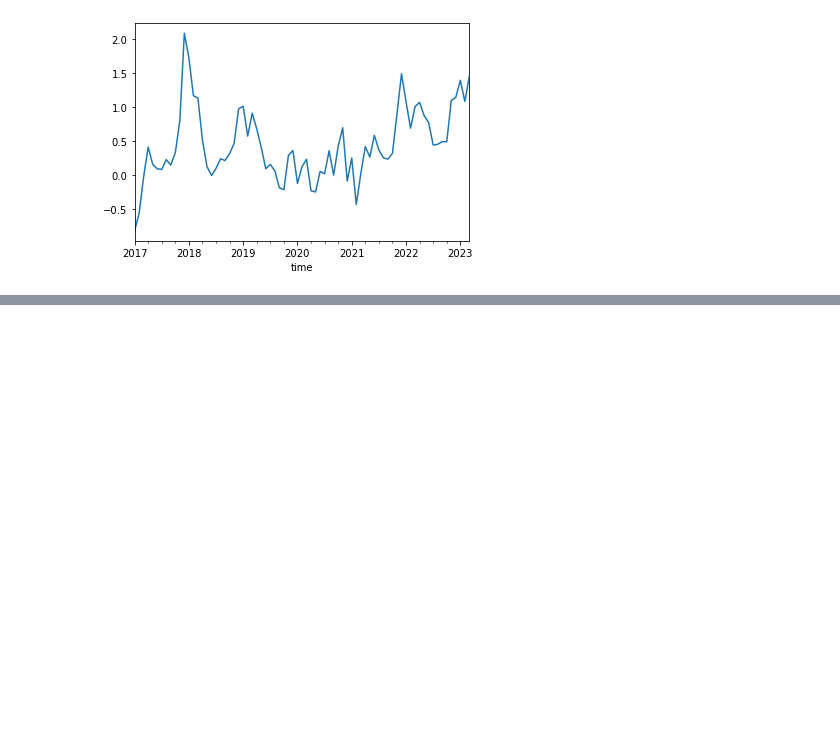
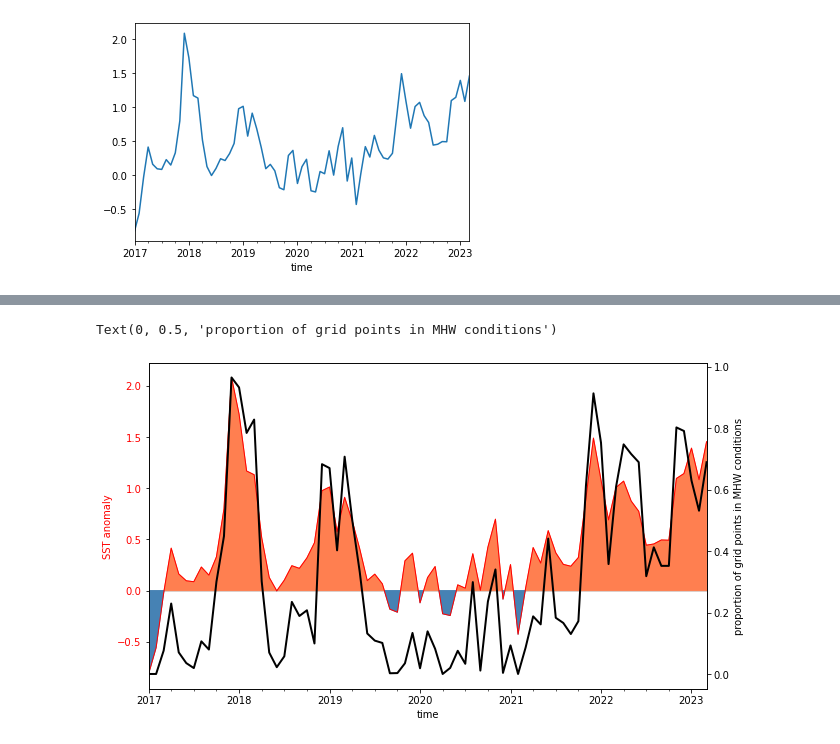
Before and after one commit to nicolasfauchereau/SST_forecasting, a Jupyter notebook: notebooks/read_forecasts_and_evaluate.ipynb, the cells around one changed output, grey strips where cells are left out. Cells and saved outputs as stored; diff of their text form; code cells hidden in the pictures; blank space fills up the shorter version.

```diff
--- a/notebooks/read_forecasts_and_evaluate.ipynb
+++ b/notebooks/read_forecasts_and_evaluate.ipynb
@@ -588,0 +534,29 @@ ValueError: window must be an integer 0 or greater
+# %%
+f, ax = plt.subplots(figsize=(10,6))
+
+coastal_anoms_df[f"{varname}_detrend"].plot(ax=ax, color='r', lw=1)
+
+ax.fill_between(
+    df.index, 0, df.values, df.values > 0, interpolate=True, color="coral"
+)
+ax.fill_between(
+    df.index, 0, df.values, df.values <= 0, interpolate=True, color="steelblue"
+)
+
+
+ax.tick_params(axis='y', labelcolor='r')
+
+ax.set_ylabel('SST anomaly', color='r')
+
+ax.axhline(0, color='0.8', zorder=-1)
+
+ax2 = ax.twinx()
+
+MHW_record_df.plot(ax=ax2, color='k',  lw=2)
+
+ax2.tick_params(axis='y', labelcolor='k')
+
+ax2.set_ylabel('proportion of grid points in MHW conditions')
+# %% [output]
+Text(0, 0.5, 'proportion of grid points in MHW conditions')
+[figure, added]
```
Also changed, not shown: parts of 19 cells of this notebook.
